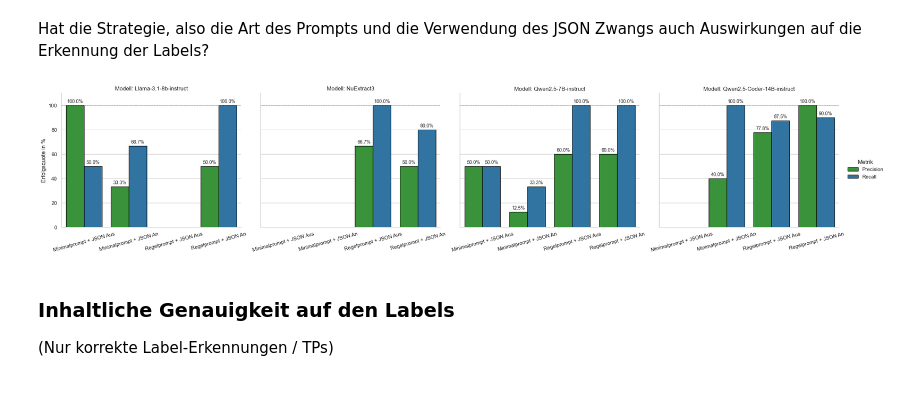
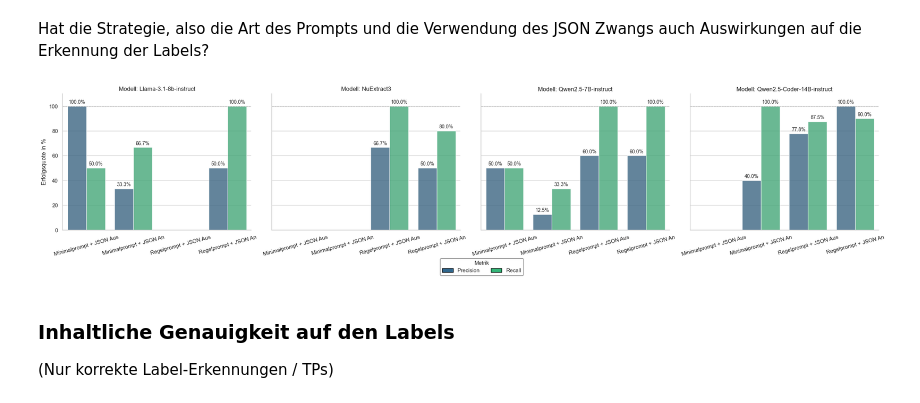
Before and after one commit to ossj-dev/wv_prototyp, a Jupyter notebook: study/auswertung_study_01.ipynb, the cells around one changed output. Cells and saved outputs as stored; diff of their text form; code cells hidden in the pictures.

Commit message:
update plots

```diff
--- a/study/auswertung_study_01.ipynb
+++ b/study/auswertung_study_01.ipynb
@@ -338,7 +338,7 @@ reihenfolge = [
     'Minimalprompt + JSON An',
     'Regelprompt + JSON Aus',
     'Regelprompt + JSON An'
-]
+ ]
 
 df_melted = gruppiert.melt(
     id_vars=['Modell', 'Setup'],
@@ -356,42 +356,65 @@ g = sns.catplot(
     hue='Metrik',
     col='Modell',
     kind='bar',
-    palette=['#2ca02c', '#1f77b4'],
+    palette="viridis",
+    alpha=.8,
     order=reihenfolge,
-    edgecolor='black',
+
     height=5,
     aspect=1.2
 )
 
 # Y-Achse auf 0-110% fixieren
 for ax in g.axes.flat:
     ax.set_ylim(0, 110)
     ax.axhline(100, color='grey', linestyle='--', linewidth=1, alpha=0.5)
 
     # Optional: X-Achsen-Texte leicht drehen, falls sie zu lang sind
     ax.tick_params(axis='x', rotation=15)
 
     # Prozentzahlen über die Balken schreiben
     for p in ax.patches:
         height = p.get_height()
         if height > 0:
             ax.annotate(f'{height:.1f}%',
                         (p.get_x() + p.get_width() / 2., height),
                         ha='center', va='bottom',
                         fontsize=10, xytext=(0, 3),
                         textcoords='offset points')
 
 # Titel und Achsen anpassen
 g.set_axis_labels("", "Erfolgsquote in %")
 g.set_titles("Modell: {col_name}")
-# g.fig.suptitle('Einfluss von Prompting und JSON-Zwang auf die inhaltliche Qualität', y=1.05, fontsize=16)
+
+# Legende explizit relativ zur gesamten Figure zentrieren und kontrastreich gestalten
+from matplotlib.patches import Patch
+if g._legend is not None:
+    g._legend.remove()
+farben = sns.color_palette("viridis", 2)
+handles = [
+    Patch(facecolor=farben[0], edgecolor='black', label='Precision'),
+    Patch(facecolor=farben[1], edgecolor='black', label='Recall')
+ ]
+g.fig.legend(
+    handles=handles,
+    title='Metrik',
+    loc='lower center',
+    bbox_to_anchor=(0.5, -0.11),
+    ncol=2,
+    frameon=True,
+    facecolor='white',
+    edgecolor='black',
+    framealpha=0.5,
+    title_fontsize=11
+ )
+g.fig.subplots_adjust(bottom=0.16)
 
 # Als PDF speichern
 plt.savefig("Strategie_auf_inhaltliche_Qualität.pdf", format="pdf", bbox_inches="tight")
 
 plt.show()
 # %% [output]
-[figure, old version]
+[figure, new version]
 # %% [markdown]
 ### Inhaltliche Genauigkeit auf den Labels
 
```
Also changed, not shown: parts of 3 cells of this notebook, 1 other file.
